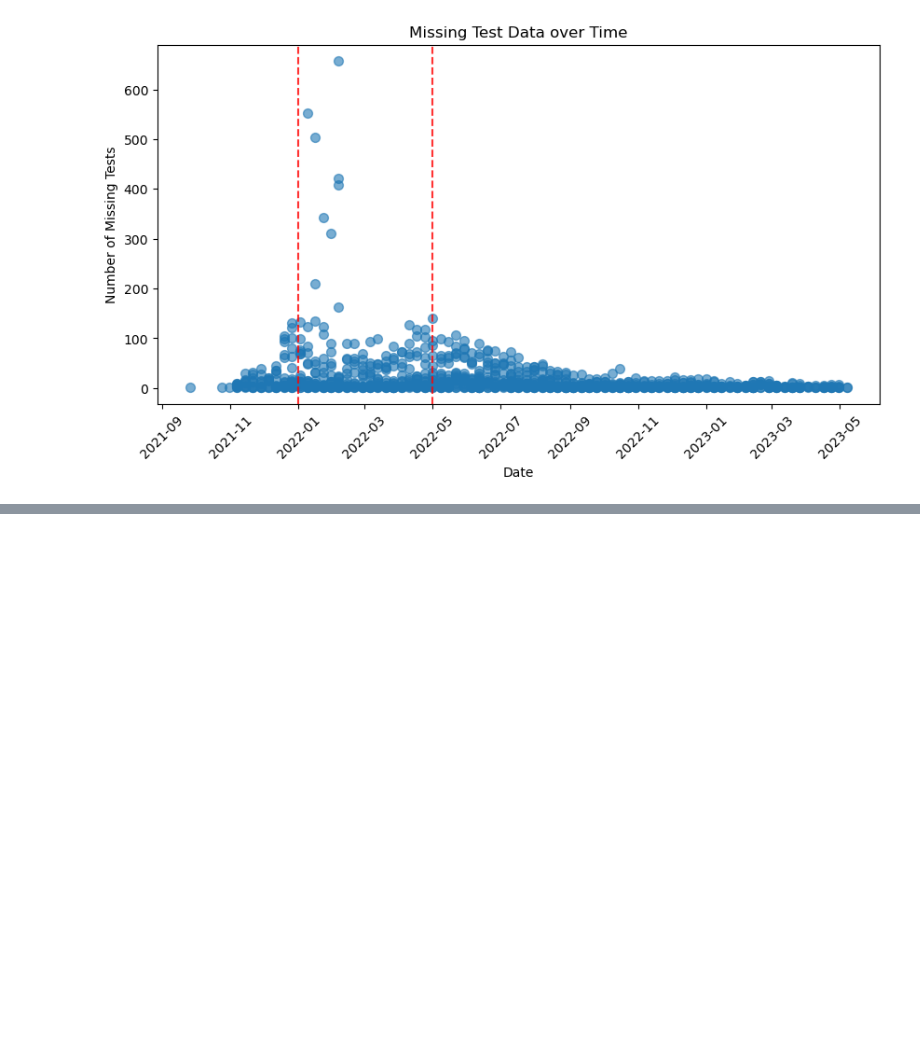
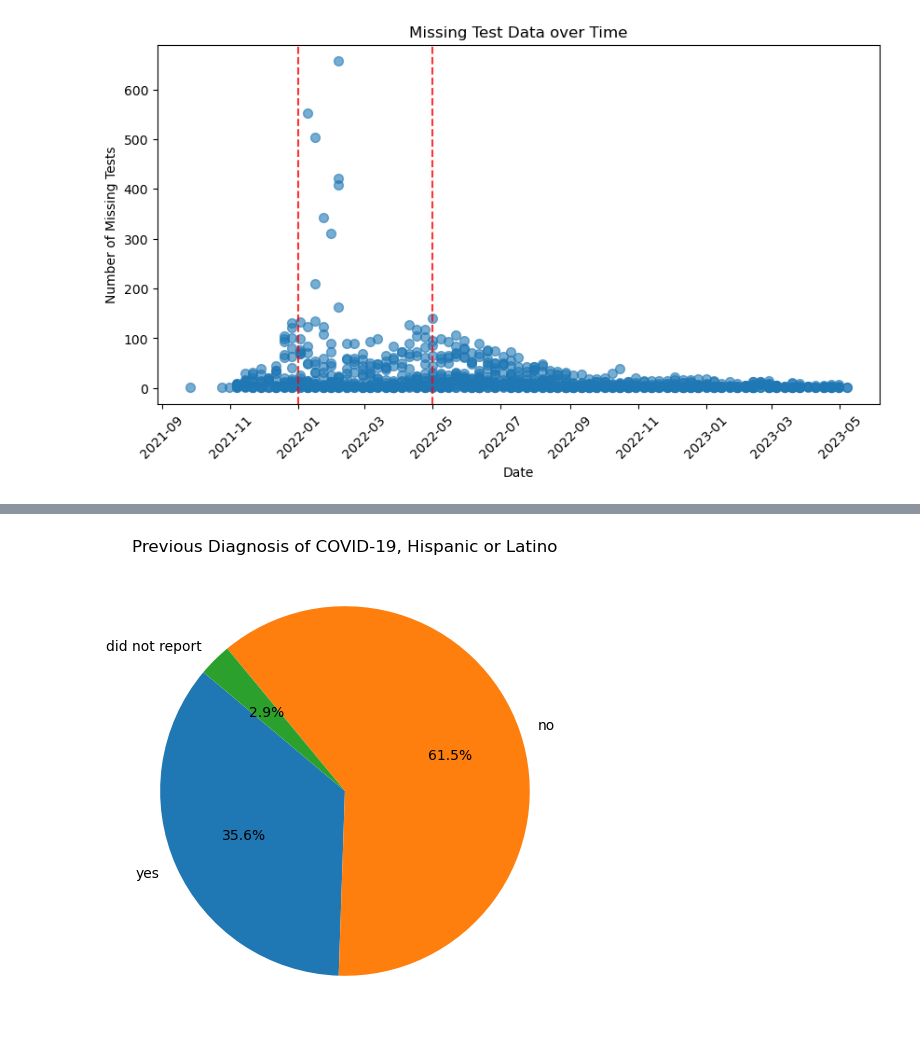
Before and after one commit to jlu7922/the_opportunity_project, a Jupyter notebook: Initial_EDA.ipynb, the cells around one changed output, grey strips where cells are left out. Saved outputs shown, nothing was run; the diff lists cells and outputs as text; code cells hidden in the pictures; blank space fills up the shorter version.

```diff
--- a/Initial_EDA.ipynb
+++ b/Initial_EDA.ipynb
@@ -167,0 +197,2 @@ plt.show()
+# %%
+df2 = pd.read_excel('health7_week44.xlsx')
@@ -167,0 +208,2 @@ plt.show()
+# %%
+df2.drop([0, 1, 2, 3, 4], inplace=True)
@@ -167,0 +230,9 @@ plt.show()
+# %%
+df2.rename(columns={
+    'Health Table 7. Reported COVID–19 Diagnosis, by Select Characteristics: United States': 'select characteristics',
+    'Unnamed: 1': 'total',
+    'Unnamed: 2': 'yes',
+    'Unnamed: 3': 'no',
+    'Unnamed: 4': 'not sure',
+    'Unnamed: 5': 'did not report'
+}, inplace=True)
@@ -167,0 +248,11 @@ plt.show()
+# %%
+row_index = 35
+columns = ['yes', 'no', 'did not report']
+
+values = df2.loc[row_index, columns].values
+# %%
+plt.figure(figsize=(10, 6))  # Optional: Adjusts size of the plot.
+plt.pie(values, labels=columns, autopct='%1.1f%%', startangle=140)
+plt.title('Previous Diagnosis of COVID-19, Hispanic or Latino');
+# %% [output]
+[figure, added]
```
Also changed, not shown: parts of 11 cells of this notebook, 1 other file.
